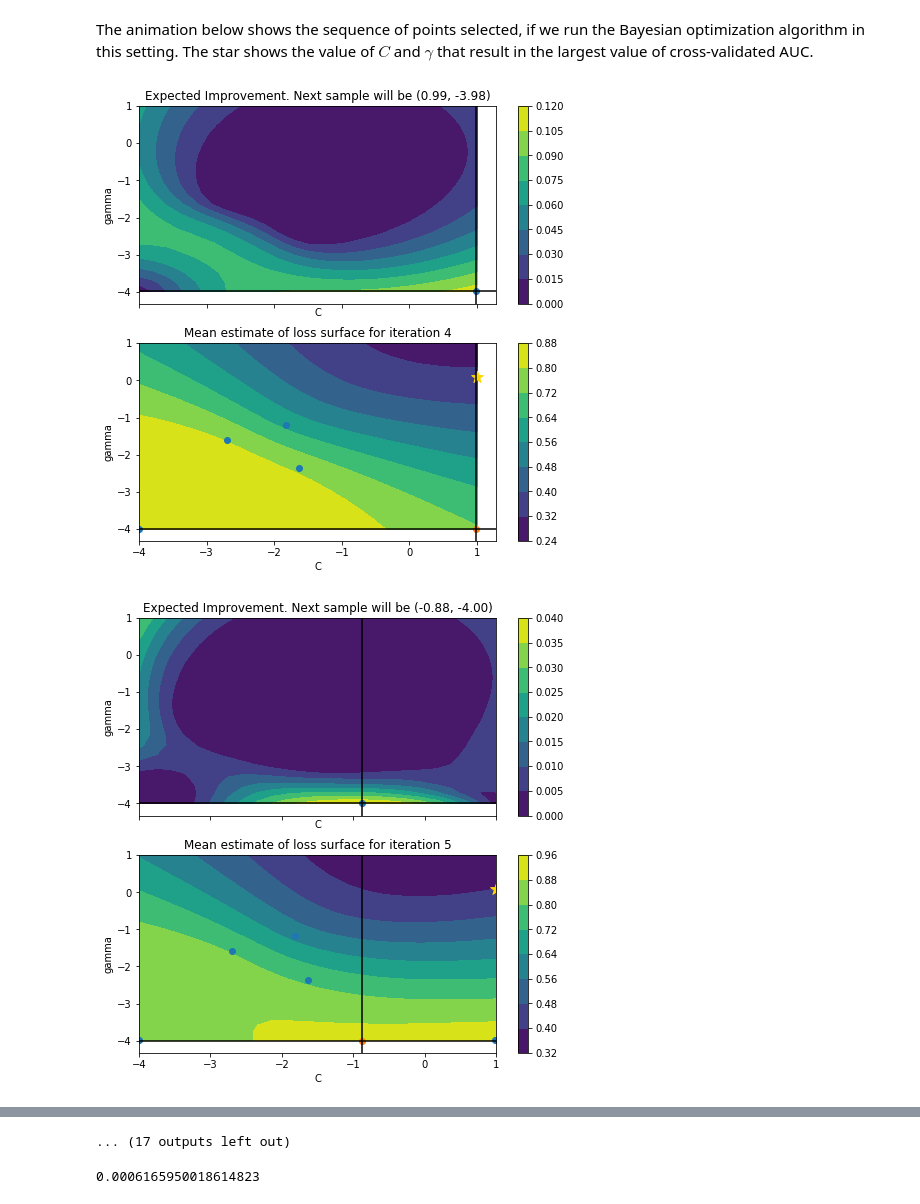
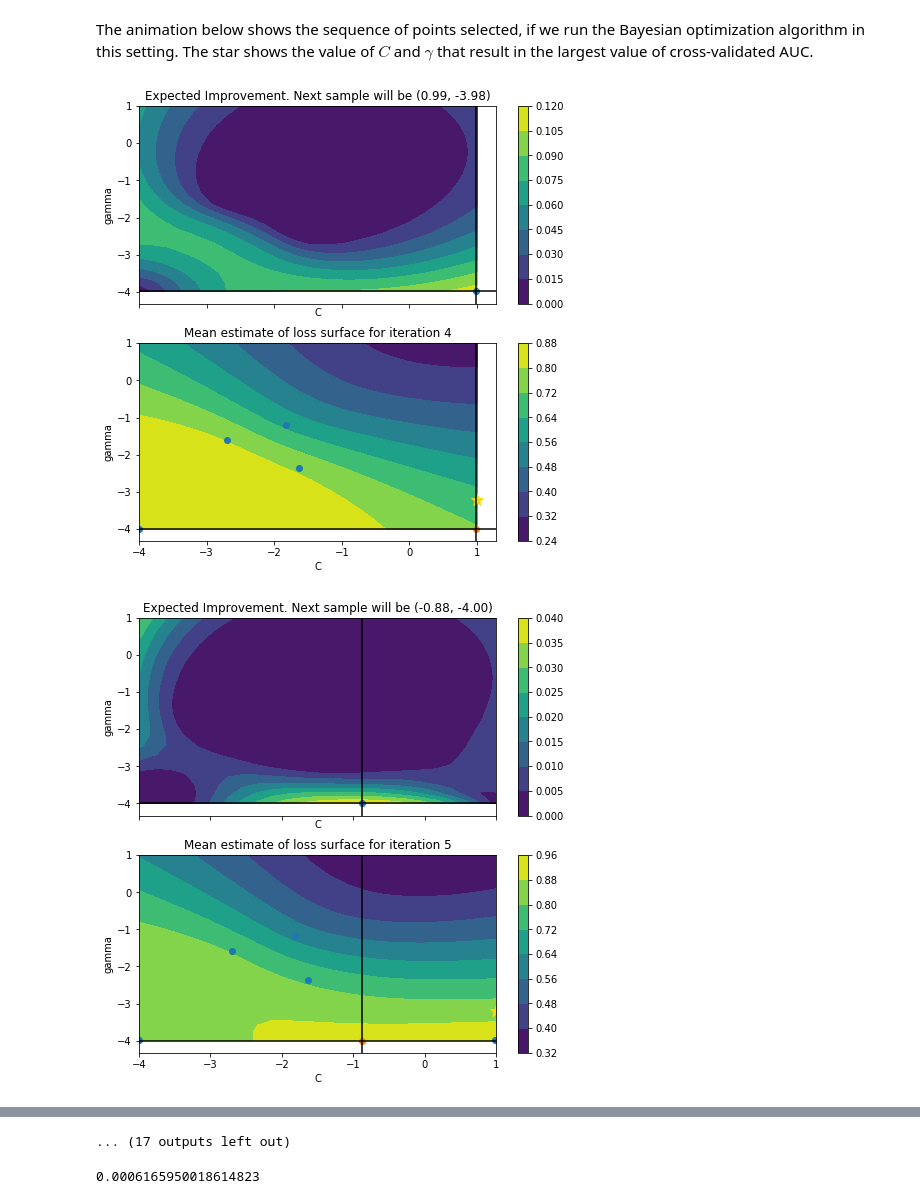
Before and after one commit to msultanmahmud/EEG_Analysis, a Jupyter notebook: Build_different_classifiers_pieline/bayesian-optimization-master/bayesian-optimization-master/ipython-notebooks/svm-optimization_bayesian.ipynb, the cells around one changed output, grey strips where cells are left out. Cells and saved outputs as stored; diff of their text form; code cells hidden in the pictures.

```diff
--- a/Build_different_classifiers_pieline/bayesian-optimization-master/bayesian-optimization-master/ipython-notebooks/svm-optimization_bayesian.ipynb
+++ b/Build_different_classifiers_pieline/bayesian-optimization-master/bayesian-optimization-master/ipython-notebooks/svm-optimization_bayesian.ipynb
@@ -325,7 +325,8 @@ import sklearn.gaussian_process as gp
 from sklearn.model_selection import cross_val_score
 from sklearn.svm import SVC
 # %%
-path='/home/sultan/EEG/Source_Level_Analysis/50tr10ms_all_clear_erp.csv'
+# path='/home/sultan/EEG/Source_Level_Analysis/50tr10ms_all_clear_erp.csv'
+path='/home/sultan/EEG/Source_Level_Analysis/25sam_10ms_noise_all_erp.csv'
 dataset =pd.read_csv(path)
 # %%
 Xc=dataset.iloc[:,2:].values
@@ -386,7 +383,7 @@ xp, yp = bayesian_optimisation(n_iters=30,
 The animation below shows the sequence of points selected, if we run the Bayesian optimization algorithm in this setting. The star shows the value of $C$ and $\gamma$ that result in the largest value of cross-validated AUC.
 # %%
 rc('text', usetex=False)
-plot_iteration(lambdas, xp, yp, first_iter=3, second_param_grid=gammas, optimum=[1, 0.1])
+plot_iteration(lambdas, xp, yp, first_iter=3, second_param_grid=gammas, optimum=[1, -3.21])
 # %% [output]
-[figure, old version]
+[figure, new version]
-[figure, old version]
+[figure, new version]
```
Also changed, not shown: parts of 3 cells of this notebook, 2 other files.
